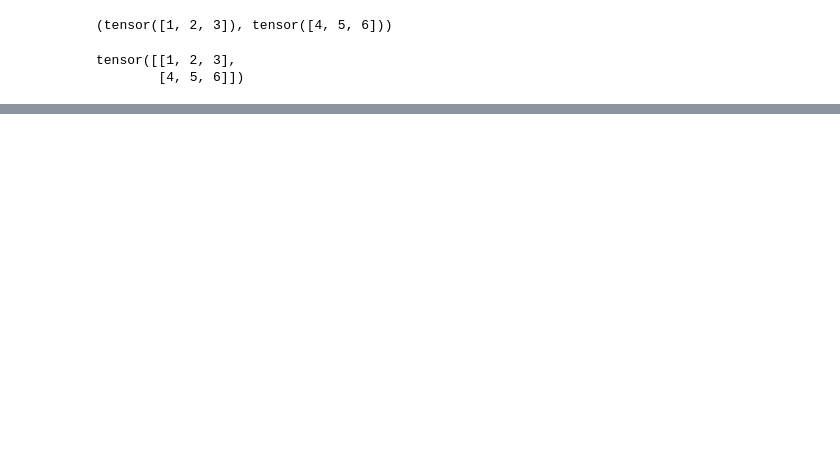
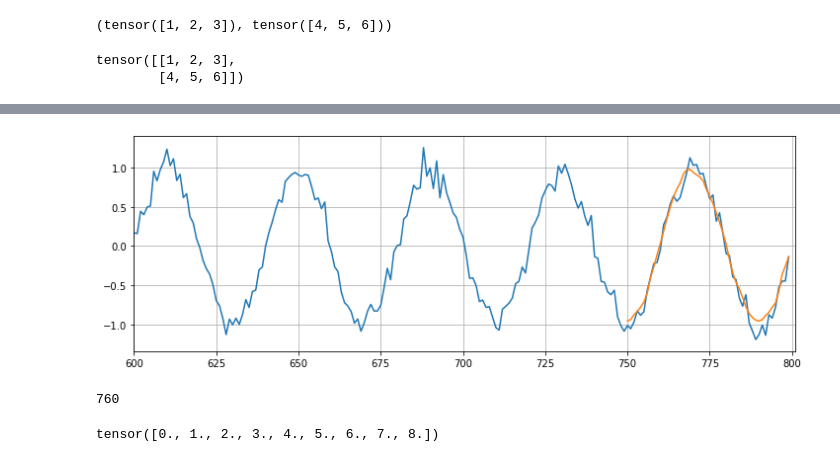
Before and after one commit to mario-dohr/my-college-lectures, a Jupyter notebook: LSTM/rnn_example.ipynb, the cells around one changed output, grey strips where cells are left out. Cells and saved outputs as stored; diff of their text form; code cells hidden in the pictures; blank space fills up the shorter version.

```diff
--- a/LSTM/rnn_example.ipynb
+++ b/LSTM/rnn_example.ipynb
@@ -395,0 +418,18 @@ tensor([[1, 2, 3],
+# %%
+class MyModel(nn.Module):
+    def __init__(self,input_size=1,hidden_size=50,out_size=1,num_layers=1,batch_first=True):
+        super(MyModel,self).__init__()
+        self.hidden_size = hidden_size
+        self.batch_first = batch_first
+        self.num_layers = num_layers
+        self.rnn = nn.LSTM(input_size,hidden_size,num_layers,batch_first=batch_first)
+        self.linear = nn.Linear(hidden_size,out_size)
+        self.hidden = self.init_hidden(1)
+
+    def init_hidden(self,batch_size=1):
+        self.hidden = (torch.zeros((self.num_layers,batch_size,self.hidden_size)),torch.zeros((self.num_layers,batch_size,self.hidden_size)))
+
+    def forward(self,x):
+        out, self.hidden = self.rnn(x,self.hidden)
+        pred = self.linear(out)
+        return pred[:,-1]
@@ -395,0 +438,13 @@ tensor([[1, 2, 3],
+# %%
+window_size = 40
+batch_size = 10
+
+dataset = Dataset(y,window_size)
+data_loader = torch.utils.data.DataLoader(dataset,batch_size=batch_size)
+
+model = MyModel(num_layers=5)
+model.init_hidden(batch_size=batch_size)
+
+criterion = nn.MSELoss()
+optimizer = torch.optim.Adam(model.parameters(), lr = 0.01)
+print(model)
@@ -395,0 +484,22 @@ tensor([[1, 2, 3],
+# %%
+pred_size = 50
+with torch.no_grad():
+    model.init_hidden(pred_size)
+    pred = model(dataset[-pred_size:][0].reshape(-1,window_size,1))
+plt.figure(figsize=(12,4))
+plt.xlim(600, 801)
+plt.grid(True)
+plt.plot(y.numpy())
+plt.plot(range(800-pred_size,800), pred.numpy())
+plt.show()
+# %% [output]
+[figure, added]
+# %%
+dataset[0][0].shape
+len(dataset)
+# %% [output]
+760
+# %%
+a[:-2]
+# %% [output]
+tensor([0., 1., 2., 3., 4., 5., 6., 7., 8.])
```
Also changed, not shown: parts of 21 cells of this notebook, 2 other files.
